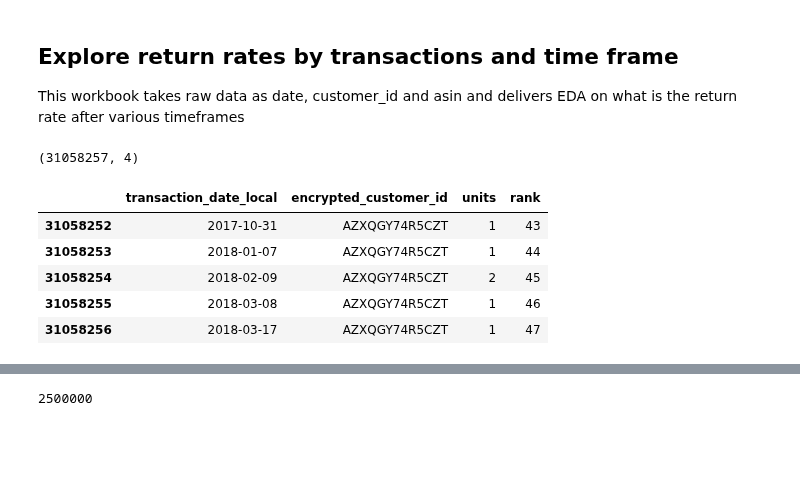
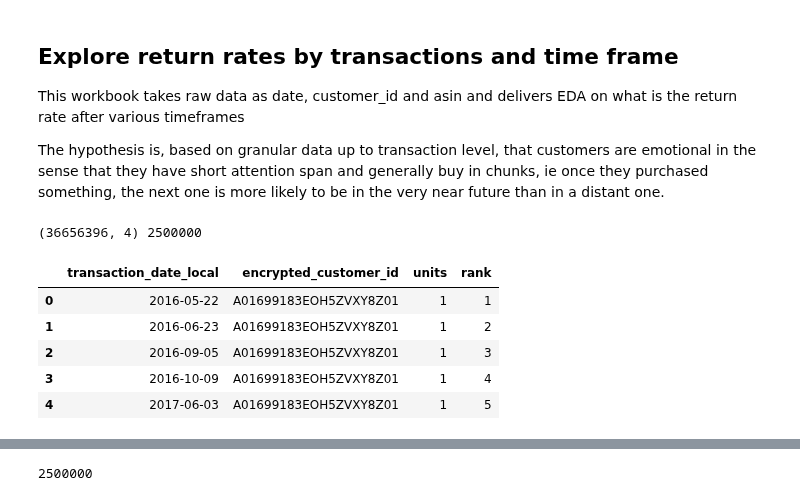
Before and after one commit to dfadeeff/AMZ_Projects, a Jupyter notebook: Return rates by transactions.ipynb, the cells around one changed output, grey strips where cells are left out. Cells and saved outputs as stored; diff of their text form; code cells hidden in the pictures; blank space fills up the shorter version.

```diff
--- a/Return rates by transactions.ipynb
+++ b/Return rates by transactions.ipynb
@@ -9,5 +9,7 @@ import csv
 # %% [markdown]
 ## Explore return rates by transactions and time frame
 
-This workbook takes raw data as date, customer_id and asin and delivers EDA on what is the return rate after various timeframes
+<p> This workbook takes raw data as date, customer_id and asin and delivers EDA on what is the return rate after various timeframes </p>
+
+<p> The hypothesis is, based on granular data up to transaction level, that customers are emotional in the sense that they have short attention span and generally buy in chunks, ie once they purchased something, the next one is more likely to be in the very near future than in a distant one. </p>
 # %%
@@ -15,11 +17,14 @@ df = pd.read_csv("Z:00_ETL/return_rates/return_rates_4.txt", sep="\t")
+# %%
+iter_csv = pd.read_csv("Z:00_ETL/return_rates/return_rates_1.txt", sep="\t", chunksize=1000000, engine='python')
+df = pd.concat([chunk for chunk in iter_csv])
 # %%
-print(df.shape)
-df.tail()
+print(df.shape, df['encrypted_customer_id'].nunique())
+df.head()
 # %% [output]
-(31058257, 4)
+(36656396, 4) 2500000
 |  | transaction_date_local | encrypted_customer_id | units | rank |
-| 31058252 | 2017-10-31 | AZXQGY74R5CZT | 1 | 43 |
-| 31058253 | 2018-01-07 | AZXQGY74R5CZT | 1 | 44 |
-| 31058254 | 2018-02-09 | AZXQGY74R5CZT | 2 | 45 |
-| 31058255 | 2018-03-08 | AZXQGY74R5CZT | 1 | 46 |
-| 31058256 | 2018-03-17 | AZXQGY74R5CZT | 1 | 47 |
+| 0 | 2016-05-22 | A01699183EOH5ZVXY8Z01 | 1 | 1 |
+| 1 | 2016-06-23 | A01699183EOH5ZVXY8Z01 | 1 | 2 |
+| 2 | 2016-09-05 | A01699183EOH5ZVXY8Z01 | 1 | 3 |
+| 3 | 2016-10-09 | A01699183EOH5ZVXY8Z01 | 1 | 4 |
+| 4 | 2017-06-03 | A01699183EOH5ZVXY8Z01 | 1 | 5 |
```
Also changed, not shown: parts of 16 cells of this notebook.
